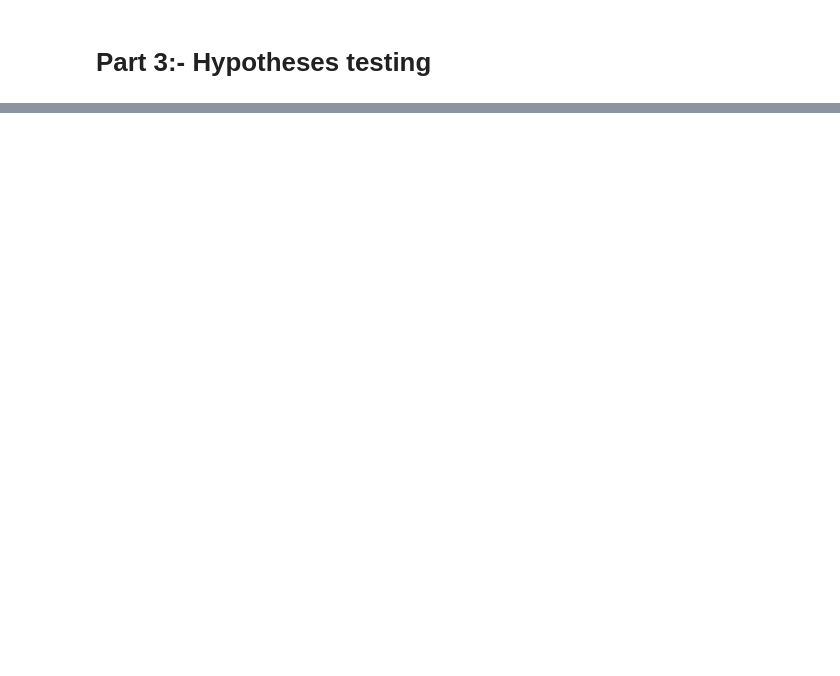
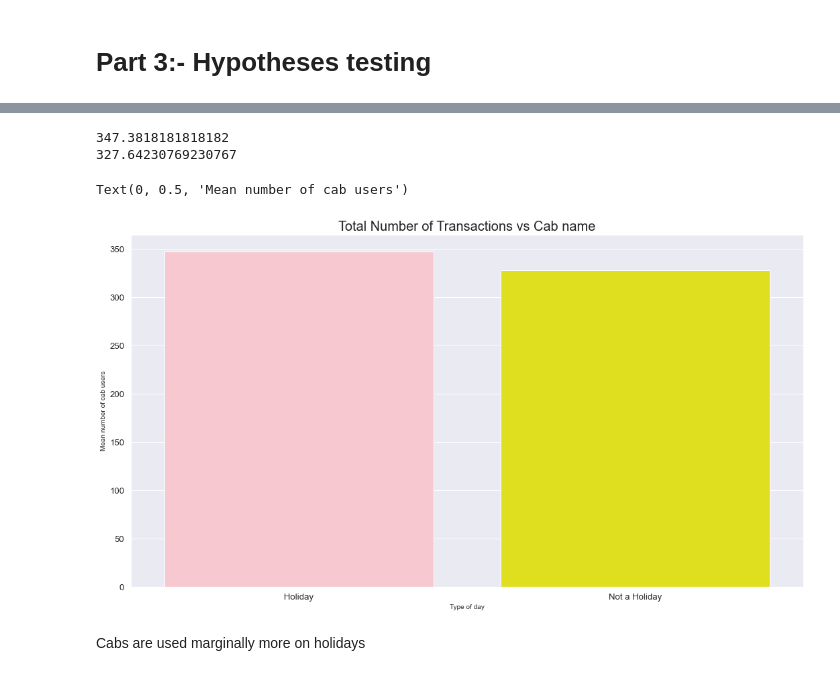
Before and after one commit to anishmitra9666/Week-2-and-3-deliverables, a Jupyter notebook: Dataglaciertaxicode04122023 (3).ipynb, the cells around one changed output, grey strips where cells are left out. Drawn from its saved outputs; the diff is of its cells as text; code cells hidden in the pictures; blank space fills up the shorter version.

```diff
--- a/Dataglaciertaxicode04122023 (3).ipynb
+++ b/Dataglaciertaxicode04122023 (3).ipynb
@@ -1071,0 +1108,18 @@ dfext.head(n=20)
+# %%
+#Importing the sqldf package from the pandasql module
+from pandasql import sqldf
+
+#The SQL query below joins the inflation data table with the other macroeconomic indicators
+query = '''
+SELECT COUNT(dfdg.[Transaction ID]) AS Users, dfdg.[Date of Travel] FROM
+dfdg
+WHERE [Date of Travel] NOT IN (SELECT Date FROM df7)
+GROUP BY [Date of Travel]
+ORDER BY [Date of Travel] ASC
+'''
+
+#Running that query
+df9 = sqldf(query)
+
+#Taking a high-level look at the first 20 results of this table
+df9.head(n=20)
@@ -1071,0 +1144,23 @@ dfext.head(n=20)
+# %%
+a = df8['Users'].mean()
+b = df9['Users'].mean()
+print(a)
+print(b)
+meanusers = [a,b]
+typeofday = ["Holiday", "Not a Holiday"]
+# %% [output]
+347.3818181818182
+327.64230769230767
+# %%
+#Plotting the total number of transactions per cab company
+plt.figure(figsize = (16, 9))
+figure13 = sns.barplot(x=typeofday, y = meanusers, palette=["pink","yellow"])
+plt.title("Total Number of Transactions vs Cab name", fontsize = 20)
+sns.set_style("whitegrid")
+figure13.set_xlabel("Type of day", fontsize = 10)
+figure13.set_ylabel("Mean number of cab users", fontsize = 10)
+# %% [output]
+Text(0, 0.5, 'Mean number of cab users')
+[figure, added]
+# %% [markdown]
+Cabs are used marginally more on holidays
```
Also changed, not shown: parts of 21 cells of this notebook.
